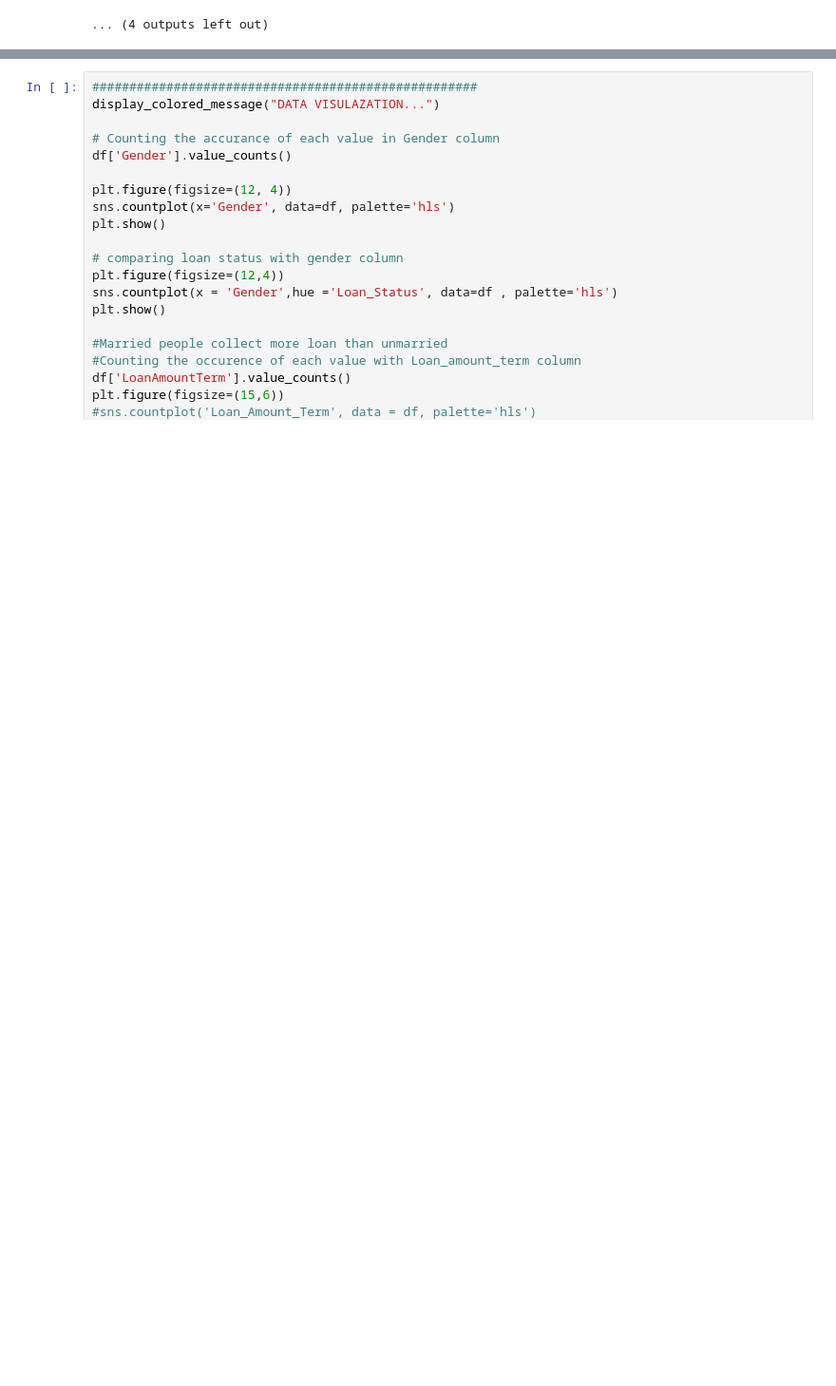
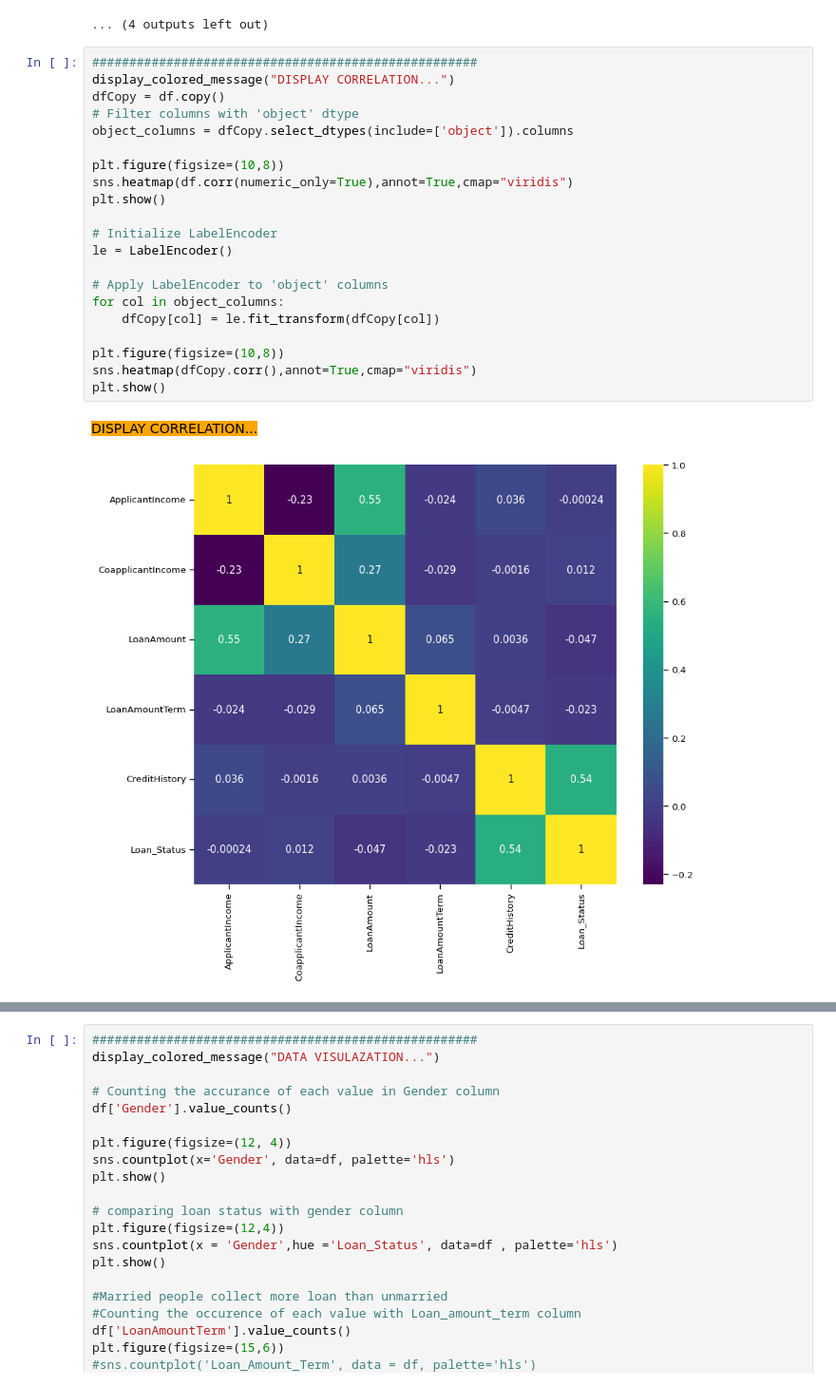
Before and after one commit to jawdatmerhy/public, a Jupyter notebook: LoanApproval.ipynb, the cells around one changed output, grey strips where cells are left out. Shown at 95% size. Drawn from its saved outputs; the diff is of its cells as text; blank space fills up the shorter version.

```diff
--- a/LoanApproval.ipynb
+++ b/LoanApproval.ipynb
@@ -650,3 +659,27 @@ Total number of unique rows with outliers:
 Percentage of outliers: 0.00%
 [figure]
 ... (4 outputs left out)
+# %%
+####################################################
+display_colored_message("DISPLAY CORRELATION...")
+dfCopy = df.copy()
+# Filter columns with 'object' dtype
+object_columns = dfCopy.select_dtypes(include=['object']).columns
+
+plt.figure(figsize=(10,8))
+sns.heatmap(df.corr(numeric_only=True),annot=True,cmap="viridis")
+plt.show()
+
+# Initialize LabelEncoder
+le = LabelEncoder()
+
+# Apply LabelEncoder to 'object' columns
+for col in object_columns:
+    dfCopy[col] = le.fit_transform(dfCopy[col])
+
+plt.figure(figsize=(10,8))
+sns.heatmap(dfCopy.corr(),annot=True,cmap="viridis")
+plt.show()
+# %% [output]
+DISPLAY CORRELATION...
+[figure, added]
```
Also changed, not shown: parts of 10 cells of this notebook.
